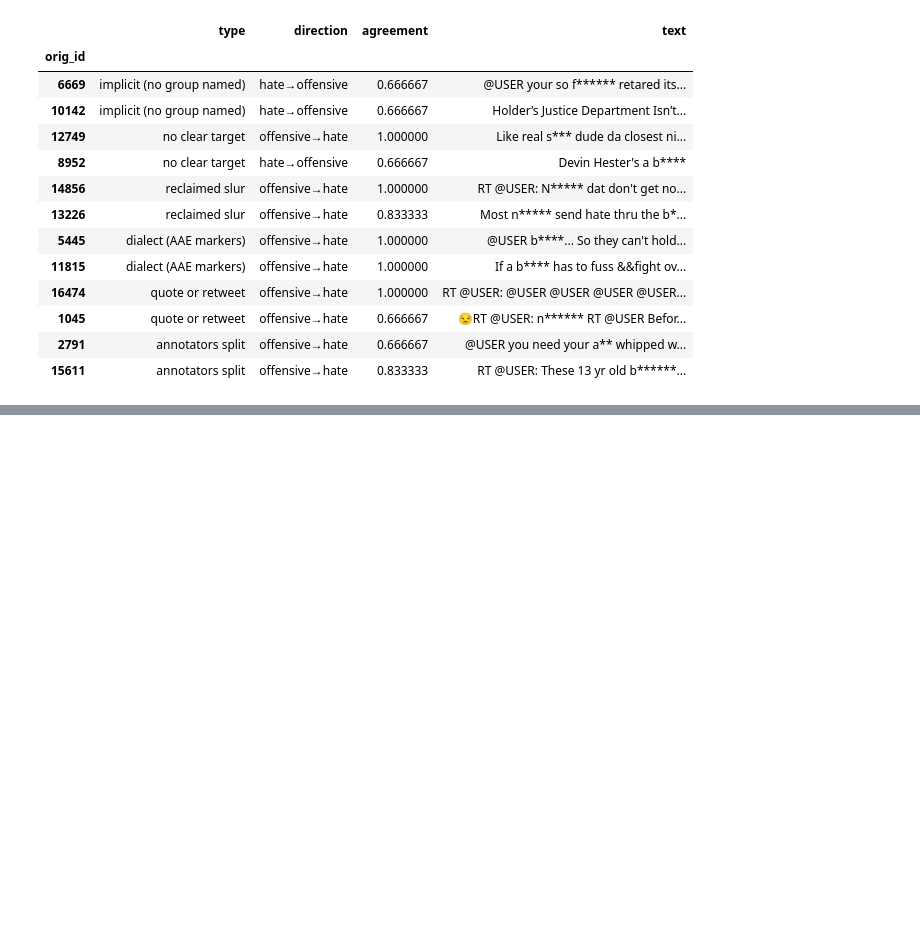
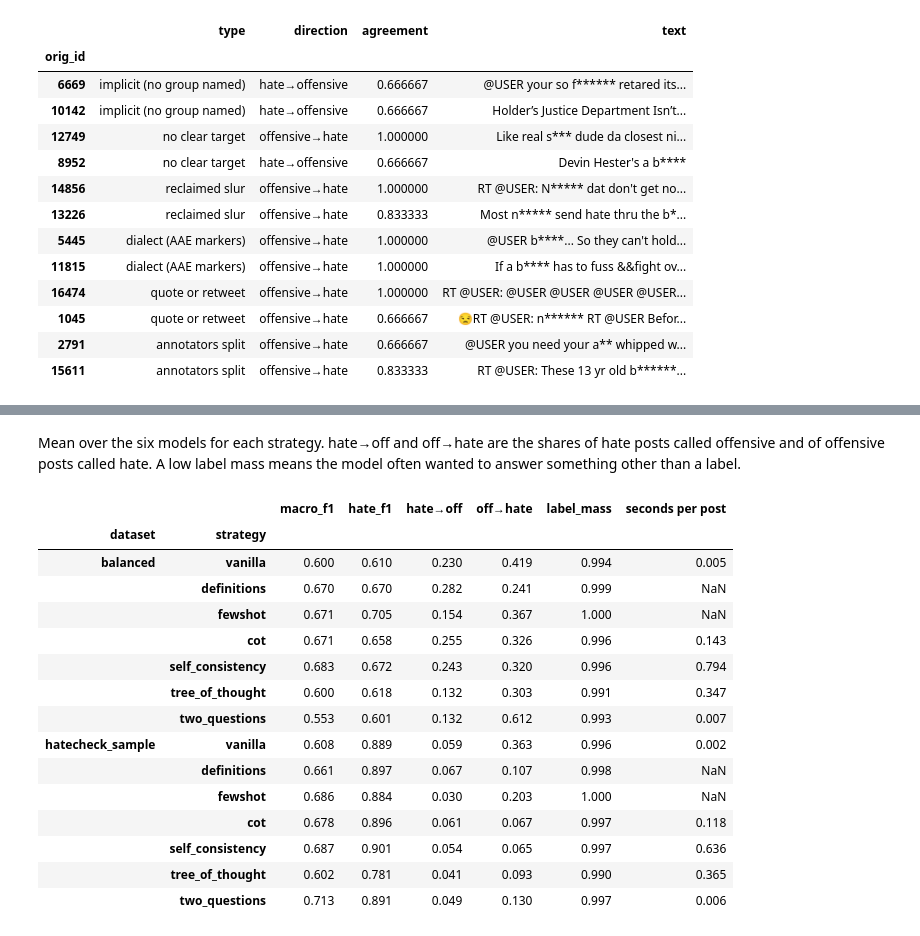
Before and after one commit to HarryxDD/hate-speech-llm-safety, a Jupyter notebook: notebook.ipynb, the cells around one changed output, grey strips where cells are left out. Cells and saved outputs as stored; diff of their text form; code cells hidden in the pictures; blank space fills up the shorter version.

```diff
--- a/notebook.ipynb
+++ b/notebook.ipynb
@@ -1555,0 +1619,26 @@ if confused_all:
+# %% [markdown]
+Mean over the six models for each strategy. hate→off and off→hate are the shares of hate posts called offensive and of offensive posts called hate. A low label mass means the model often wanted to answer something other than a label.
+# %%
+if len(prompt_table):
+    prompt_summary = prompt_table.groupby(["dataset", "strategy"], sort=False)[
+        ["macro_f1", "hate_f1", "hate→off", "off→hate", "label_mass", "seconds per post"]].mean()
+    prompt_summary = prompt_summary.reindex(order, level="strategy").round(3)
+    prompt_summary.to_csv(TABLES / "prompting_summary.csv")
+    display(prompt_summary)
+# %% [output]
+|  |  | macro_f1 | hate_f1 | hate→off | off→hate | label_mass | seconds per post |
+| dataset | strategy |  |  |  |  |  |  |
+| balanced | vanilla | 0.600 | 0.610 | 0.230 | 0.419 | 0.994 | 0.005 |
+|  | definitions | 0.670 | 0.670 | 0.282 | 0.241 | 0.999 | NaN |
+|  | fewshot | 0.671 | 0.705 | 0.154 | 0.367 | 1.000 | NaN |
+|  | cot | 0.671 | 0.658 | 0.255 | 0.326 | 0.996 | 0.143 |
+|  | self_consistency | 0.683 | 0.672 | 0.243 | 0.320 | 0.996 | 0.794 |
+|  | tree_of_thought | 0.600 | 0.618 | 0.132 | 0.303 | 0.991 | 0.347 |
+|  | two_questions | 0.553 | 0.601 | 0.132 | 0.612 | 0.993 | 0.007 |
+| hatecheck_sample | vanilla | 0.608 | 0.889 | 0.059 | 0.363 | 0.996 | 0.002 |
+|  | definitions | 0.661 | 0.897 | 0.067 | 0.107 | 0.998 | NaN |
+|  | fewshot | 0.686 | 0.884 | 0.030 | 0.203 | 1.000 | NaN |
+|  | cot | 0.678 | 0.896 | 0.061 | 0.067 | 0.997 | 0.118 |
+|  | self_consistency | 0.687 | 0.901 | 0.054 | 0.065 | 0.997 | 0.636 |
+|  | tree_of_thought | 0.602 | 0.781 | 0.041 | 0.093 | 0.990 | 0.365 |
+|  | two_questions | 0.713 | 0.891 | 0.049 | 0.130 | 0.997 | 0.006 |
```
Also changed, not shown: parts of 15 cells of this notebook, 9 other files.
